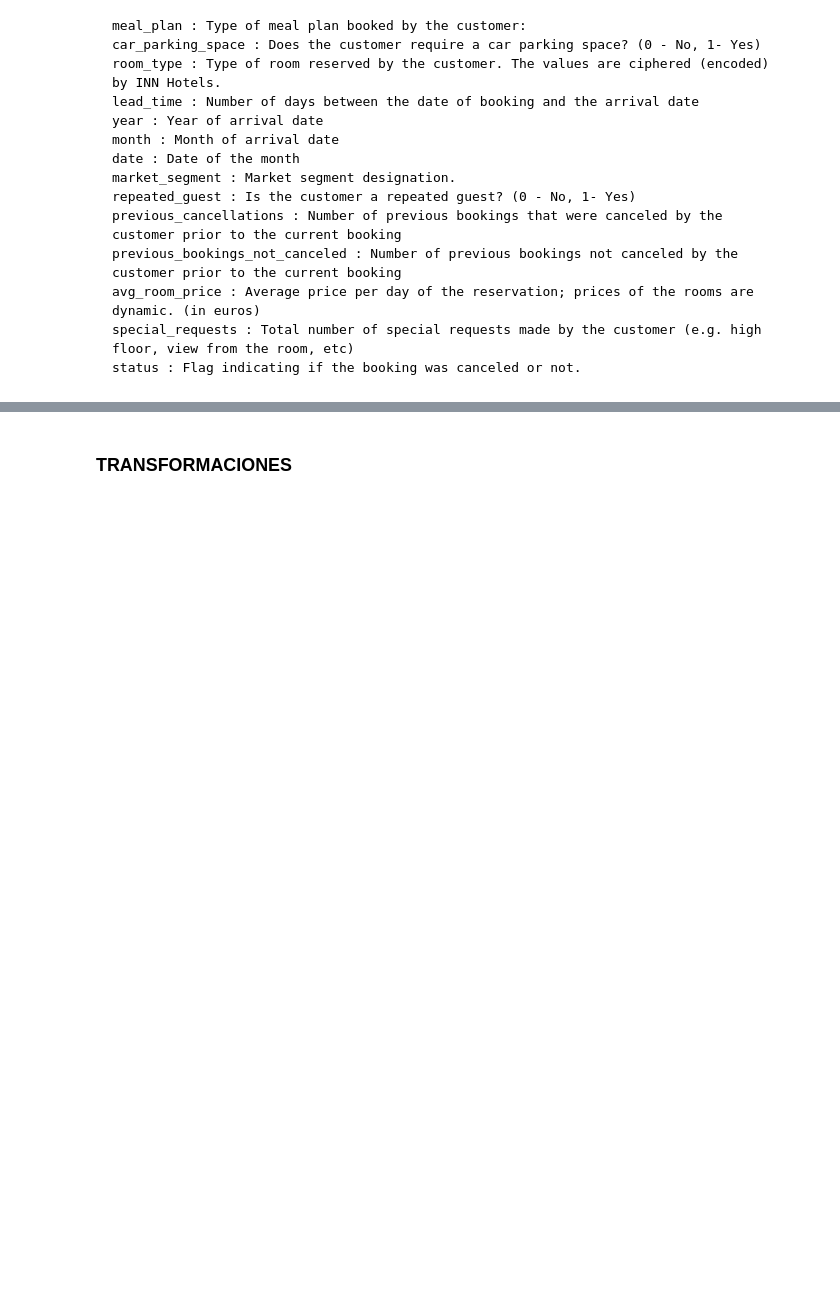
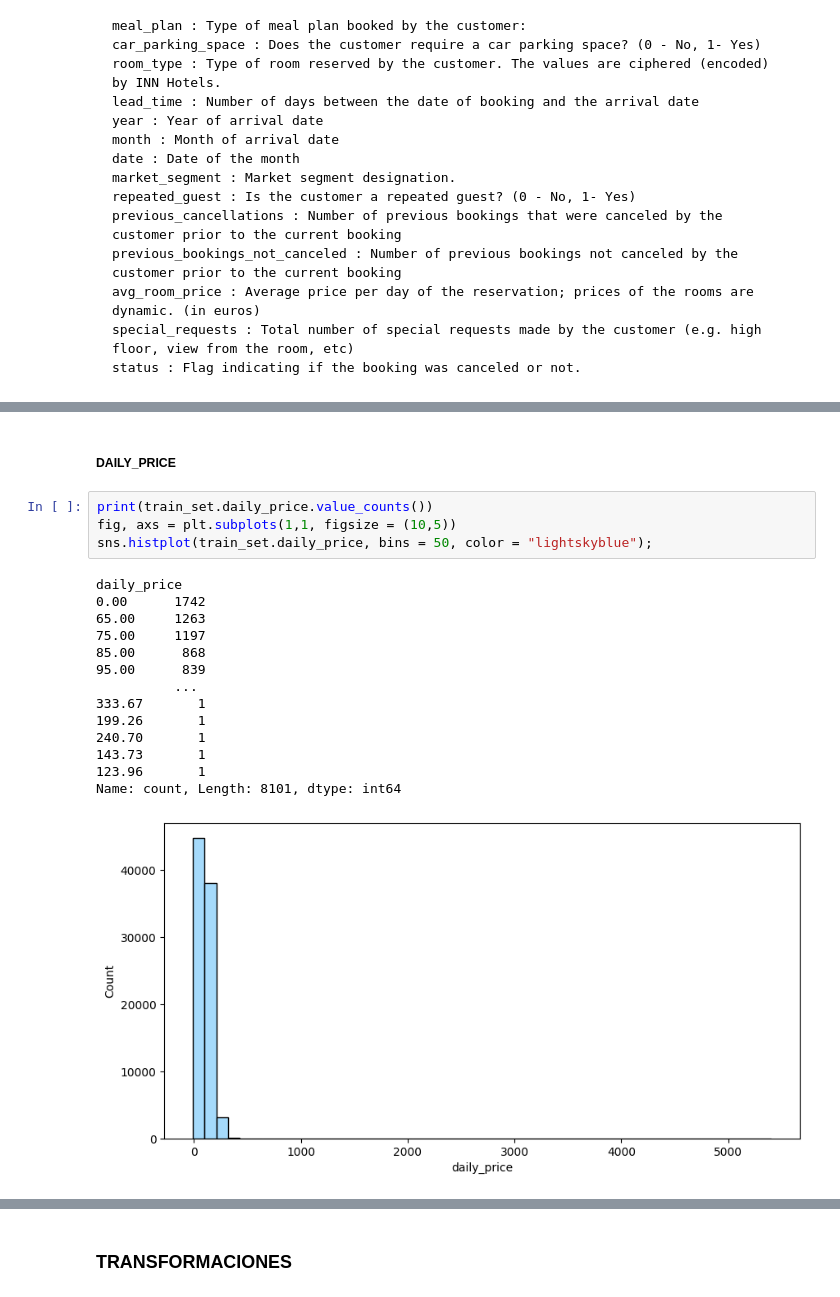
Before and after one commit to AntGV/ML_cancelacion_hotelera, a Jupyter notebook: src/notebooks/notebook_EDA.ipynb, the cells around one changed output, grey strips where cells are left out. Drawn from its saved outputs; the diff is of its cells as text; blank space fills up the shorter version.

```diff
--- a/src/notebooks/notebook_EDA.ipynb
+++ b/src/notebooks/notebook_EDA.ipynb
@@ -147,0 +159,21 @@ pinta_distribucion_categoricas(train_set, [target], relativa = True)
+# %% [markdown]
+##### DAILY_PRICE
+# %%
+print(train_set.daily_price.value_counts())
+fig, axs = plt.subplots(1,1, figsize = (10,5))
+sns.histplot(train_set.daily_price, bins = 50, color = "lightskyblue");
+# %% [output]
+daily_price
+0.00      1742
+65.00     1263
+75.00     1197
+85.00      868
+95.00      839
+          ...
+333.67       1
+199.26       1
+240.70       1
+143.73       1
+123.96       1
+Name: count, Length: 8101, dtype: int64
+[figure, added]
```
Also changed, not shown: parts of 102 cells of this notebook, 3 other files.
